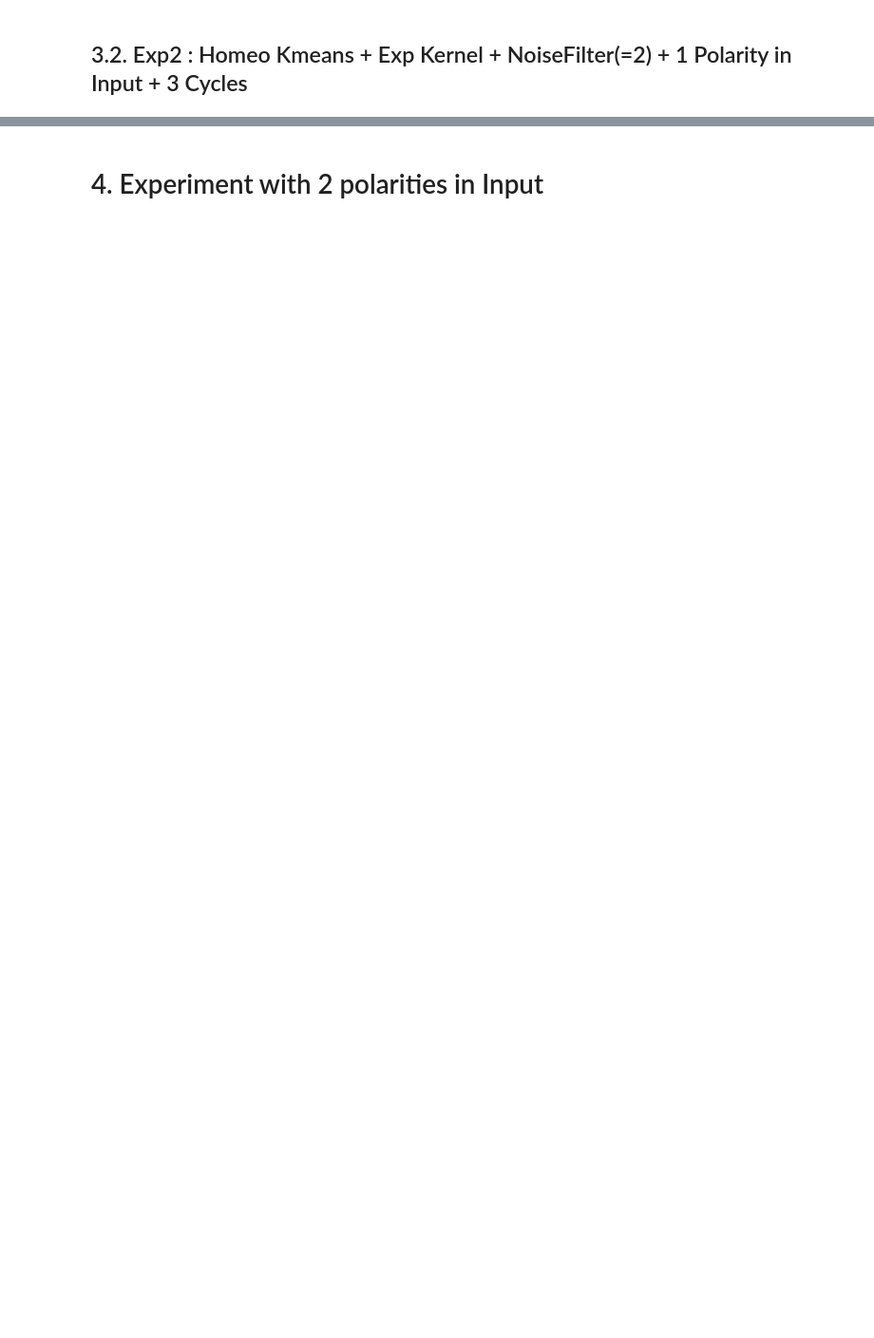
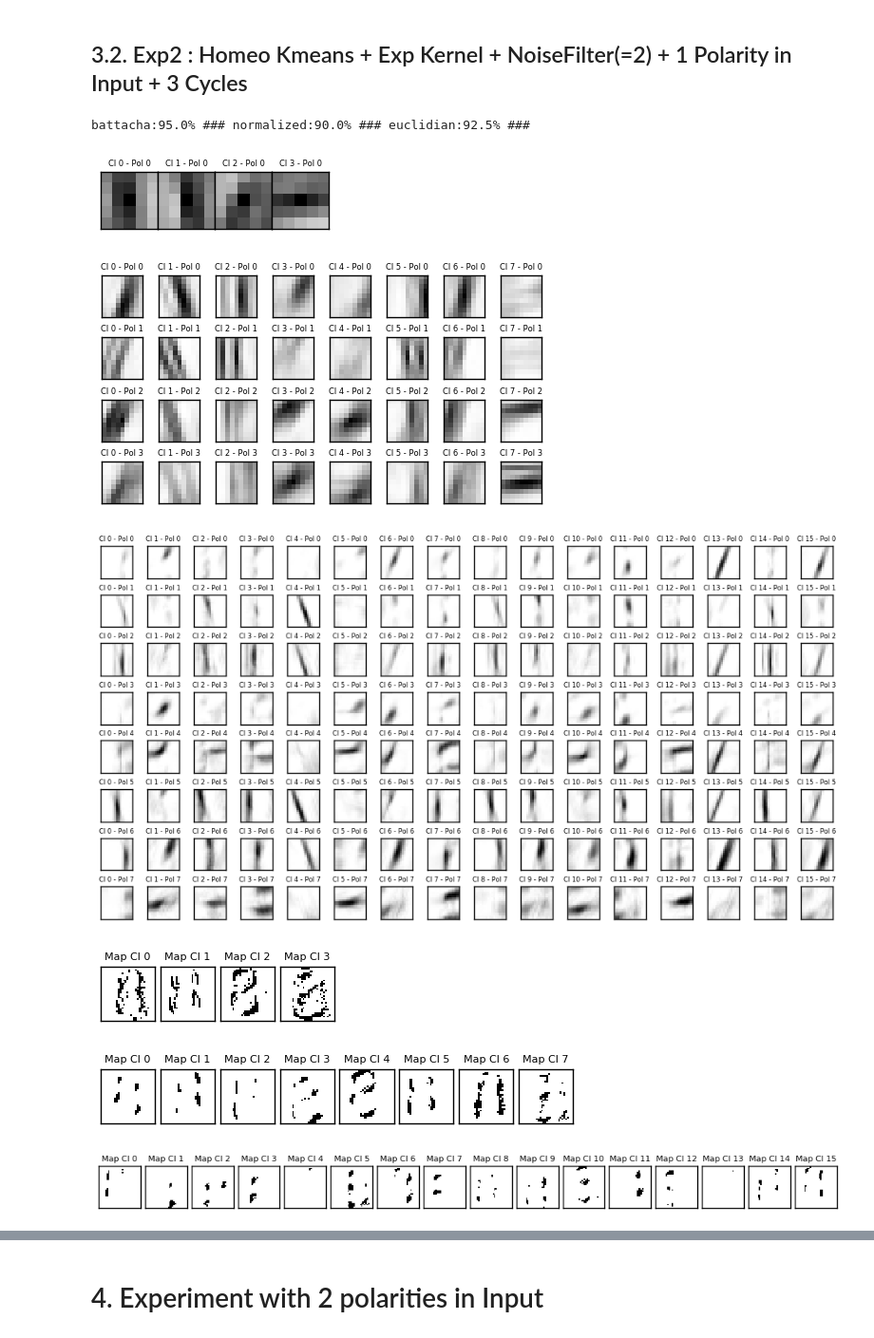
Before and after one commit to VictorBoutin/HOTS, a Jupyter notebook: Probe/EXP_03_HomeoKmeans.ipynb, the cells around one changed output, grey strips where cells are left out. Shown at 95% size. Cells and saved outputs as stored; diff of their text form; code cells hidden in the pictures; blank space fills up the shorter version.

```diff
--- a/Probe/EXP_03_HomeoKmeans.ipynb
+++ b/Probe/EXP_03_HomeoKmeans.ipynb
@@ -132,17 +133,56 @@ stop_here
 # %% [markdown]
 ## 3.2. Exp2 : Homeo Kmeans + Exp Kernel + NoiseFilter(=2) +  1 Polarity in Input + 3 Cycles
+# %%
+save_exp = False
+event_tr, event_te, event_cl, label_tr, label_te = SimpleAlphabet(NbTrainingData=36, NbTestingData=40,
+                                                        Path=DataPath, LabelPath=LabelPath,
+                                                        ClusteringData=[1, 32, 19, 22, 29],
+                                                        OutOnePolarity = True, verbose=0)
+## Defining the network
+L1 = ClusteringLayer(tau=tau, R=R, verbose=0, ThrFilter=2, LearningAlgo='homeo',kernel='exponential',
+                        eta=eta_list[0],eta_homeo=eta_homeo_list[0],C=C_list[0])
+L2 = ClusteringLayer(tau=10*tau, R=2*R, verbose=0, ThrFilter=2, LearningAlgo='homeo',kernel='exponential',
+                        eta=eta_list[1],eta_homeo=eta_homeo_list[1],C=C_list[1])
+L3 = ClusteringLayer(tau=10*10*tau, R=2*2*R, verbose=0, ThrFilter=2, LearningAlgo='homeo',kernel='exponential',
+                        eta=eta_list[2],eta_homeo=eta_homeo_list[2],C=C_list[2])
+Net = Network([L1,L2,L3])
+
+if save_exp == True :
+    #### Training The Cluster on 5 images
+    ClusterLayer, event_output = Net.TrainCluster(event = event_cl,NbClusterList=nb_cluster,
+                                                 to_record=True, NbCycle=3)
+    ## Generating histogram for training samples
+    event0_o_tr = Net.RunNetwork(event_tr, NbClusterList=ClusterLayer)
+    ## Generating histogram for the test samples
+    event0_o_te = Net.RunNetwork(event_te, NbClusterList=ClusterLayer)
+    Classif0 = Classifier(event0_o_tr,event0_o_te, TrainingLabel=label_tr, GroundTruth=label_te)
+    prediction, accuracy, method = Classif0.HistogramDistance(to_print=True)
+    SaveObject([ClusterLayer,Classif0],'../Records/EXP_03_HomeoKmeans/Exp2_2017_11_04.pkl')
+
+else :
+    ClusterLayer,Classif0 = LoadObject('../Records/EXP_03_HomeoKmeans/Exp2_2017_11_04.pkl')
+    prediction, accuracy, method= Classif0.HistogramDistance(to_print=True)
+# %% [output]
+battacha:95.0% ### normalized:90.0% ### euclidian:92.5% ###
 # %%
 DisplaySurface2D(ClusterLayer[0].prototype,nb_polarities=1)
 DisplaySurface2D(ClusterLayer[1].prototype, nb_polarities=4)
 DisplaySurface2D(ClusterLayer[2].prototype, nb_polarities=8)
 event_to_show = Event(ImageSize=(32,32), ListPolarities=[-1,1],OutOnePolarity=True)
 event_to_show.LoadFromMat('../Data/ExtractedStabilized.mat',image_number=22)
-Net.RunNetwork(event_to_show, ClusterList=ClusterLayer)
-mapL1 = GenerateAM(Net.Layers[0].output,ClusterLayer[0],nb_image=0)
+Net.RunNetwork(event_to_show, NbClusterList=ClusterLayer)
+mapL1 = GenerateAM(Net.Layers[0].output,ClusterLayer[0])
 DisplayAM(mapL1,scale=2)
-mapL2 = GenerateAM(Net.Layers[1].output,ClusterLayer[1],nb_image=0)
+mapL2 = GenerateAM(Net.Layers[1].output,ClusterLayer[1])
 DisplayAM(mapL2,scale=2)
-mapL3 = GenerateAM(Net.Layers[2].output,ClusterLayer[2],nb_image=0)
+mapL3 = GenerateAM(Net.Layers[2].output,ClusterLayer[2])
 DisplayAM(mapL3,scale=2)
 
 DisplayConvergence(ClusterLayer,to_display=['error','histo'])
+# %% [output]
+[figure, added]
+[figure, added]
+[figure, added]
+[figure, added]
+[figure, added]
+[figure, added]
```
Also changed, not shown: parts of 14 cells of this notebook, 5 other files.
